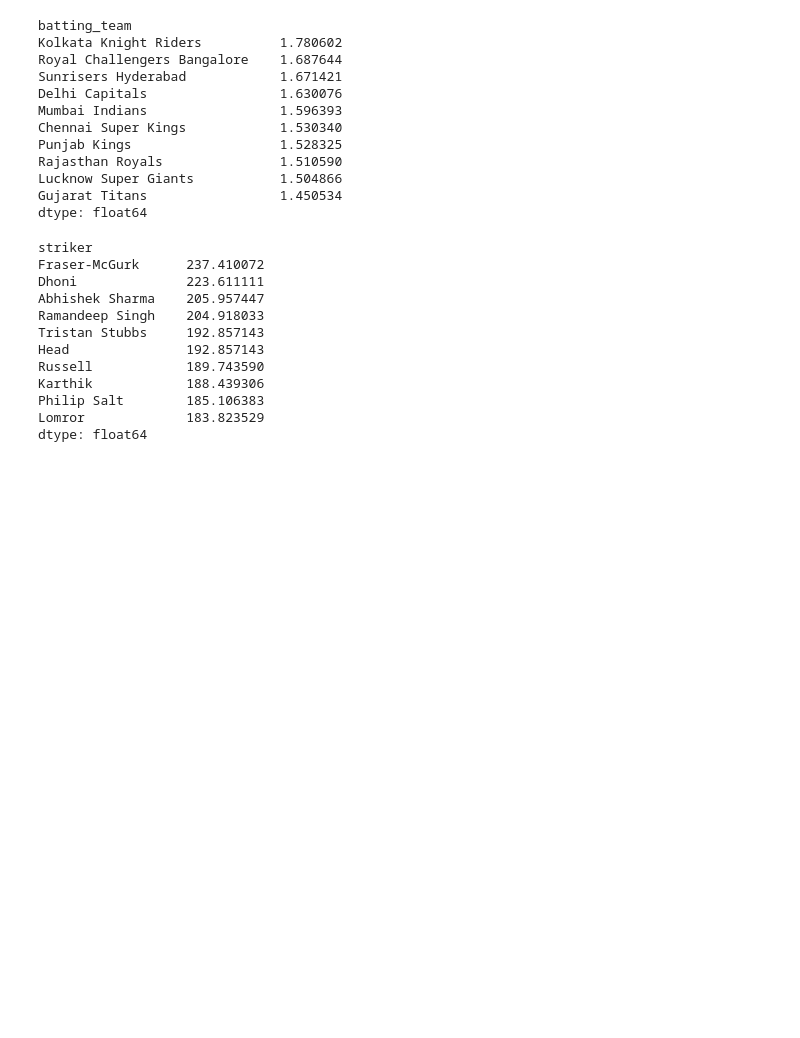
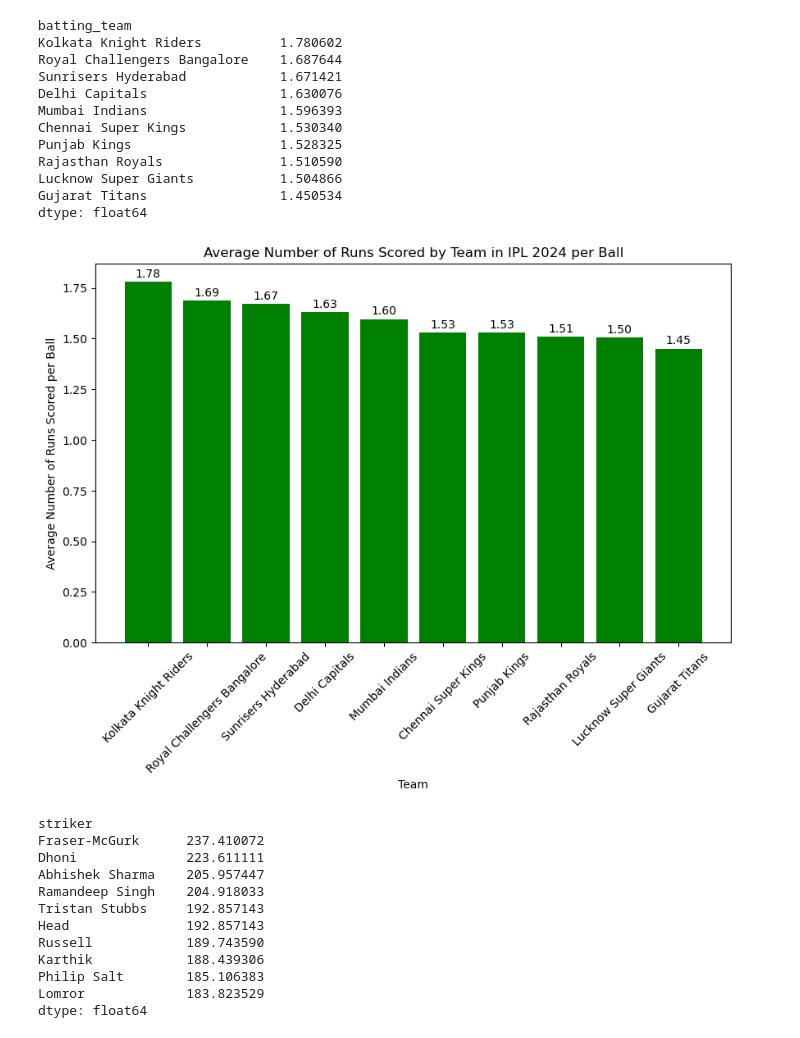
Before and after one commit to ayianshariff2/projects, a Jupyter notebook: IPL 2024 Analysis Project.ipynb, the cells around one changed output. Cells and saved outputs as stored; diff of their text form; code cells hidden in the pictures; blank space fills up the shorter version.

```diff
--- a/IPL 2024 Analysis Project.ipynb
+++ b/IPL 2024 Analysis Project.ipynb
@@ -506,7 +506,7 @@ plt.title('Fielders with the most runouts contributed to in IPL 2024')
 plt.xticks(rotation=45)
 for bar in bars:
     yval = bar.get_height()
-    plt.text(bar.get_x() + bar.get_width() / 2, yval + 0.05, int(yval), ha='center', va='bottom')
+    plt.text(bar.get_x() + bar.get_width() / 2, yval + 0.03, int(yval), ha='center', va='bottom')
 plt.show()
 # %% [output]
 [figure]
@@ -598,6 +584,20 @@ Rajasthan Royals               1.510590
 Lucknow Super Giants           1.504866
 Gujarat Titans                 1.450534
 dtype: float64
+# %%
+plt.figure(figsize=(10, 6))
+ac = (df.groupby('batting_team')['total_runs'].sum() / df_legitimate.groupby('batting_team').size()).sort_values(ascending=False)
+bars = plt.bar(ac.index, ac.values, color = 'green')
+plt.xlabel('Team')
+plt.ylabel('Average Number of Runs Scored per Ball')
+plt.title('Average Number of Runs Scored by Team in IPL 2024 per Ball')
+plt.xticks(rotation=45)
+for bar in bars:
+    yval = bar.get_height()
+    plt.text(bar.get_x() + bar.get_width() / 2, yval + 0.01,  f'{yval:.2f}', ha='center', va='bottom')
+plt.show()
+# %% [output]
+[figure, new version]
 # %%
 # Players with the highest strike rates having faced over 50 deliveries
 df['total_runs'] = df['runs_of_bat'] + df['extras']
```
Also changed, not shown: parts of 5 cells of this notebook.
